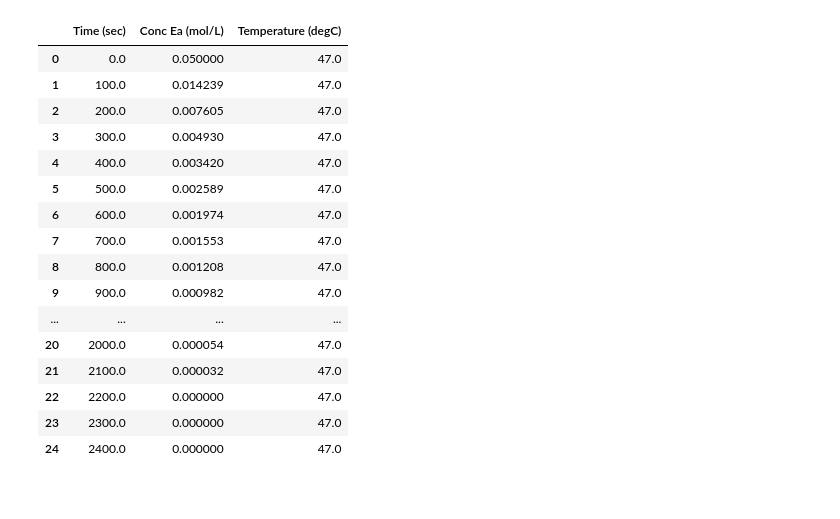
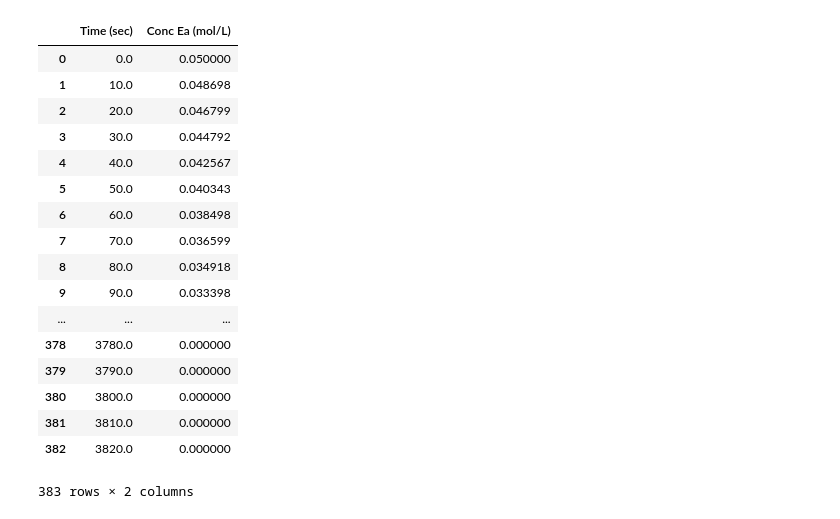
Before and after one commit to Nachreld/EthylAcetate, a Jupyter notebook: Conductivity to Concentration.ipynb, the cells around one changed output. Drawn from its saved outputs; the diff is of its cells as text; code cells hidden in the pictures.

```diff
--- a/Conductivity to Concentration.ipynb
+++ b/Conductivity to Concentration.ipynb
@@ -3,8 +3,10 @@ import pandas as pd
 import matplotlib.pyplot as plt
 %matplotlib inline
 
-data = pd.read_csv("Data Conductivity/47CSteady.csv")
-data = data[0:25]
+data = pd.read_csv("Data Conductivity/25CSteady.csv")
+data = data[0:len(data["Conductivity (mS/cm)"])-1]
+for i in range(len(data["Conductivity (mS/cm)"])):
+    data["Conductivity (mS/cm)"][i] = float(data["Conductivity (mS/cm)"][i])
 
 plt.figure(1,figsize=[6.4*2,4.8*2])
 plt.plot(data["Time (sec)"],data["Conductivity (mS/cm)"])
@@ -35,56 +38,61 @@ data
 import numpy as np
 from scipy.optimize import fsolve
 import os
+
+isSteady = True
+Linf = 4.692 #Fill in if False
 
 newData = pd.DataFrame()
 newData["Time (sec)"] = data["Time (sec)"]
 
 C_Ea0 = 0.05 #mol/L
 C_Eainf = 0 #mol/L
 L0 = data["Conductivity (mS/cm)"][0]
-Linf = np.amin(data["Conductivity (mS/cm)"])
+if isSteady:
+    Linf = np.amin(data["Conductivity (mS/cm)"])
 newData["Conc Ea (mol/L)"] = np.zeros(len(data["Time (sec)"]))
 
 def FindC_Ea(C_Ea,Lt):
     return ((L0 - Lt)/(Lt - Linf)) - ((C_Ea0 - C_Ea)/(C_Ea - C_Eainf))
 
 reachedMin = False
 for i in range(0,len(data["Time (sec)"])):
     if i > 0:
         guessValue = newData["Conc Ea (mol/L)"][i-1]
     else:
         guessValue = C_Ea0
     if data["Conductivity (mS/cm)"][i] != Linf and reachedMin == False:
         newData["Conc Ea (mol/L)"][i] = fsolve(FindC_Ea,guessValue,args=data["Conductivity (mS/cm)"][i])
     else:
         newData["Conc Ea (mol/L)"][i] = C_Eainf
         reachedMin = True
 
-newData["Temperature (degC)"] = np.ones(len(data["Time (sec)"]))*data["Temp degC"][0]
+# newData["Temperature (degC)"] = np.ones(len(data["Time (sec)"]))*data["Temp degC"][0]
 
 def ensure_dir(file_path):
     directory = os.path.dirname(file_path)
     if not os.path.exists(directory):
         os.makedirs(directory)
-ensure_dir("Data Concentration/47CSteady.csv")
-newData.to_csv("Data Concentration/47CSteady.csv", index=False, encoding='utf8')
+ensure_dir("Data Concentration/25CSteady.csv")
+newData.to_csv("Data Concentration/25CSteady.csv", index=False, encoding='utf8')
 
 newData
 # %% [output]
-|  | Time (sec) | Conc Ea (mol/L) | Temperature (degC) |
-| 0 | 0.0 | 0.050000 | 47.0 |
-| 1 | 100.0 | 0.014239 | 47.0 |
-| 2 | 200.0 | 0.007605 | 47.0 |
-| 3 | 300.0 | 0.004930 | 47.0 |
-| 4 | 400.0 | 0.003420 | 47.0 |
-| 5 | 500.0 | 0.002589 | 47.0 |
-| 6 | 600.0 | 0.001974 | 47.0 |
-| 7 | 700.0 | 0.001553 | 47.0 |
-| 8 | 800.0 | 0.001208 | 47.0 |
-| 9 | 900.0 | 0.000982 | 47.0 |
-| ... | ... | ... | ... |
-| 20 | 2000.0 | 0.000054 | 47.0 |
-| 21 | 2100.0 | 0.000032 | 47.0 |
-| 22 | 2200.0 | 0.000000 | 47.0 |
-| 23 | 2300.0 | 0.000000 | 47.0 |
-| 24 | 2400.0 | 0.000000 | 47.0 |
+|  | Time (sec) | Conc Ea (mol/L) |
+| 0 | 0.0 | 0.050000 |
+| 1 | 10.0 | 0.048698 |
+| 2 | 20.0 | 0.046799 |
+| 3 | 30.0 | 0.044792 |
+| 4 | 40.0 | 0.042567 |
+| 5 | 50.0 | 0.040343 |
+| 6 | 60.0 | 0.038498 |
+| 7 | 70.0 | 0.036599 |
+| 8 | 80.0 | 0.034918 |
+| 9 | 90.0 | 0.033398 |
+| ... | ... | ... |
+| 378 | 3780.0 | 0.000000 |
+| 379 | 3790.0 | 0.000000 |
+| 380 | 3800.0 | 0.000000 |
+| 381 | 3810.0 | 0.000000 |
+| 382 | 3820.0 | 0.000000 |
+383 rows × 2 columns
```
Also changed, not shown: parts of 1 cell of this notebook, 13 other files.
